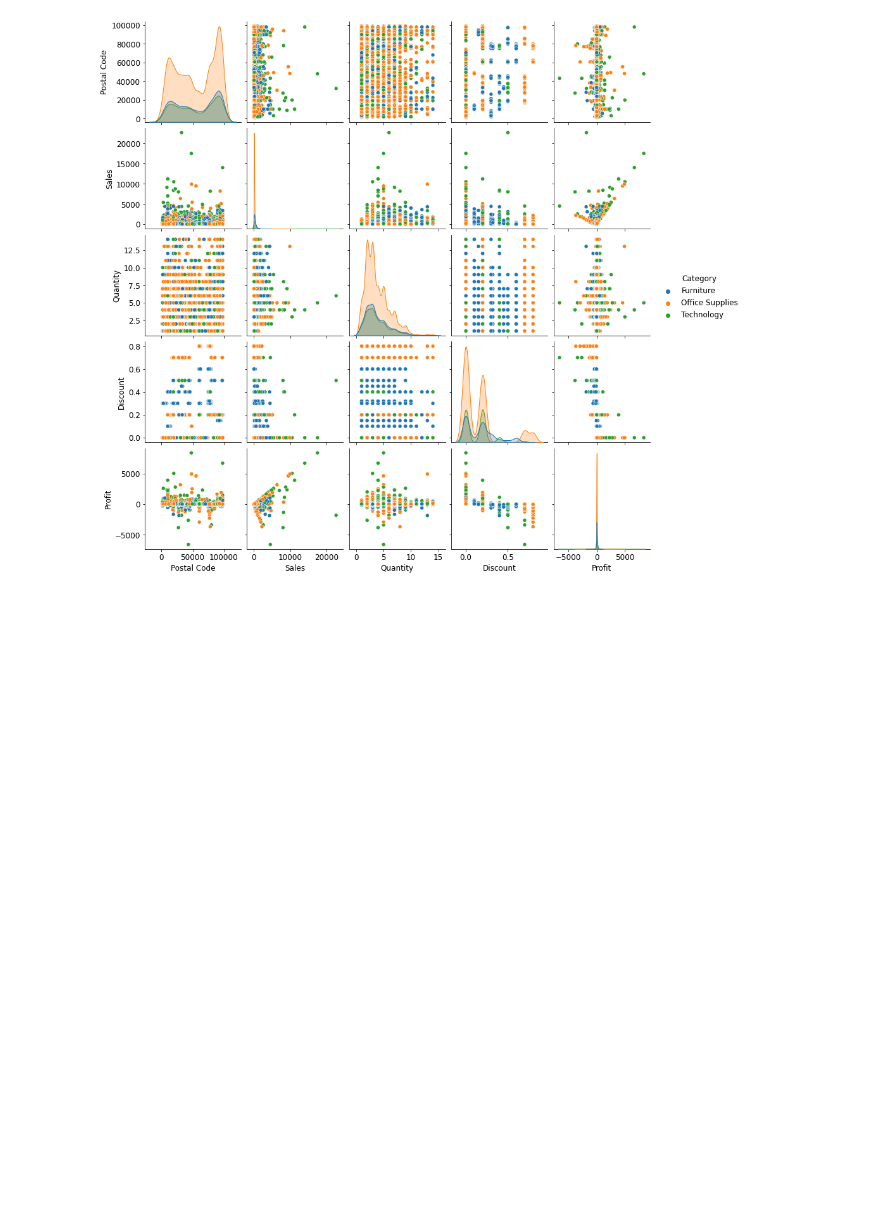
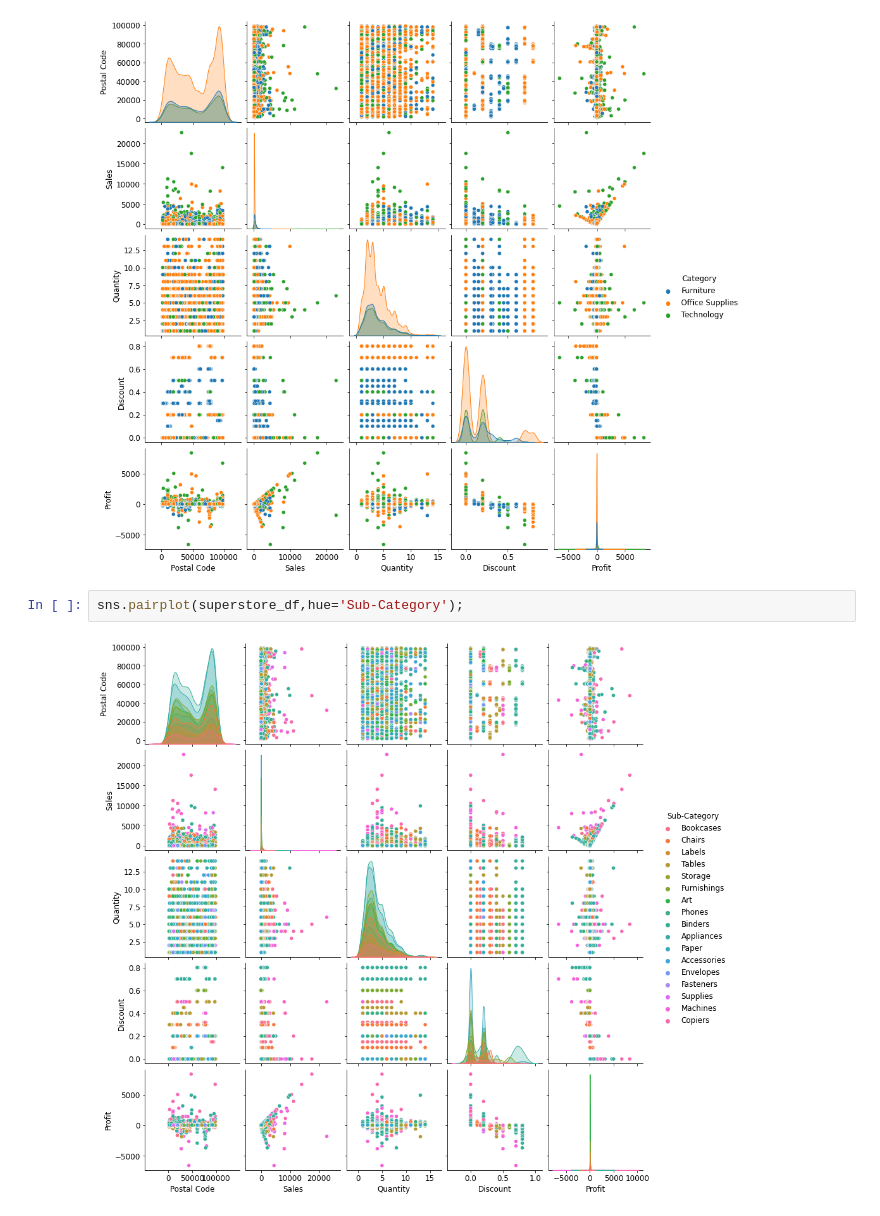
Before and after one commit to vivekkum-ar/SuperCenter-Data-EDA, a Jupyter notebook: EDA-on-superstore-dataset.ipynb, the cells around one changed output. Cells and saved outputs as stored; diff of their text form; blank space fills up the shorter version.

```diff
--- a/EDA-on-superstore-dataset.ipynb
+++ b/EDA-on-superstore-dataset.ipynb
@@ -494,3 +494,7 @@ sns.pairplot(superstore_df,hue='Region');
 sns.pairplot(superstore_df,hue='Category');
 # %% [output]
 [figure]
+# %%
+sns.pairplot(superstore_df,hue='Sub-Category');
+# %% [output]
+[figure, added]
```
Also changed, not shown: parts of 4 cells of this notebook.
